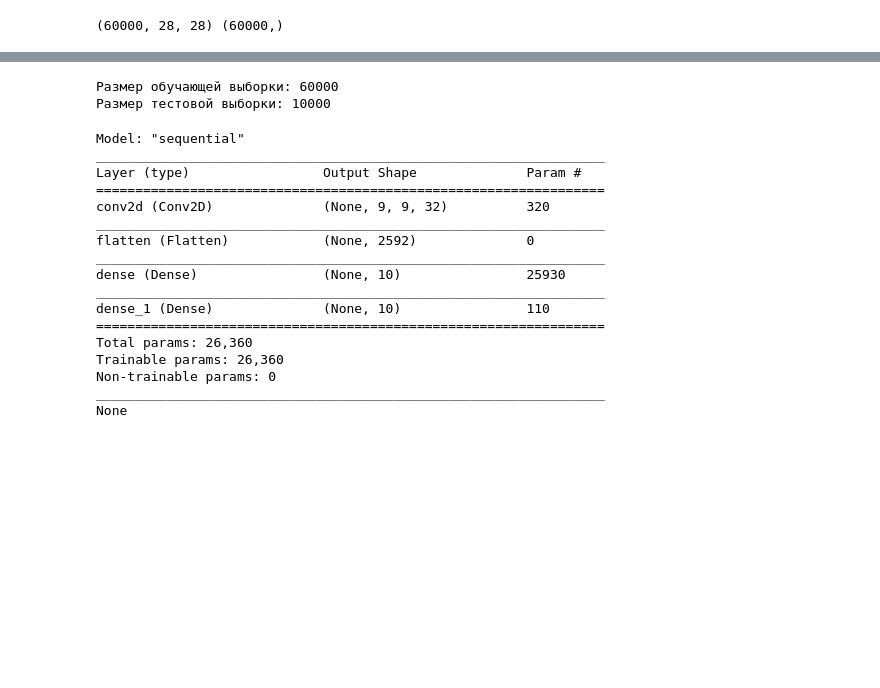
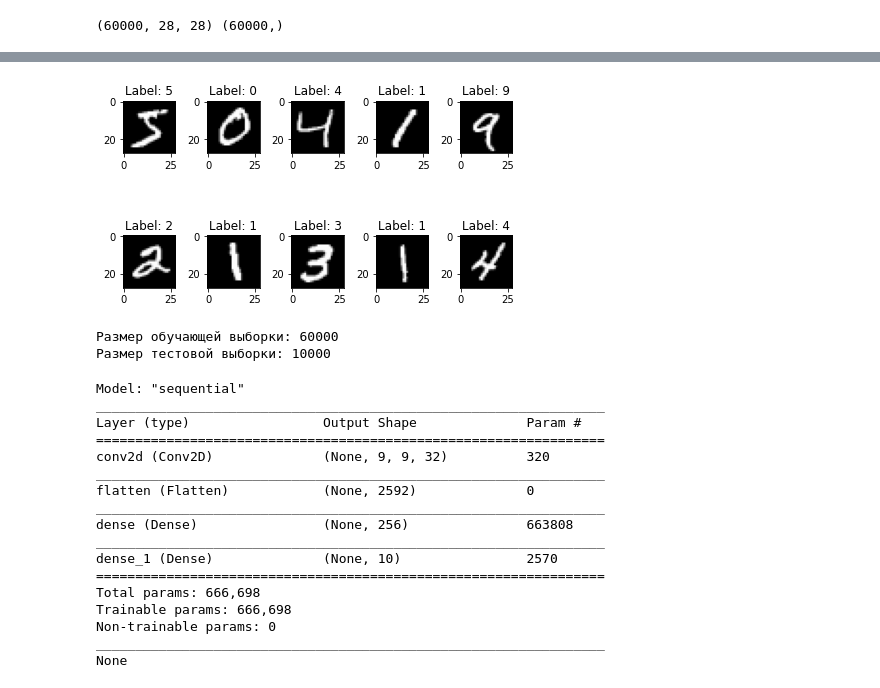
Before and after one commit to Segodnya/summer_internship_2021, a Jupyter notebook: Evraz_Keras_Case/Evraz_Case.ipynb, the cells around one changed output, grey strips where cells are left out. Saved outputs shown, nothing was run; the diff lists cells and outputs as text; code cells hidden in the pictures; blank space fills up the shorter version.

Commit message:
edit plots and result prints

```diff
--- a/Evraz_Keras_Case/Evraz_Case.ipynb
+++ b/Evraz_Keras_Case/Evraz_Case.ipynb
@@ -52,3 +49,22 @@ for number in range(10):
+# %%
+# добавь отображение графика
+import matplotlib.pyplot as plt
+%matplotlib inline
+
+images = x_train[:10]
+labels = y_train[:10]
+num_row = 2
+num_col = 5
+
+fig, axes = plt.subplots(num_row, num_col) #, figsize=(1.5*num_col,2*num_row))
+for i in range(10):
+    ax = axes[i//num_col, i%num_col]
+    ax.imshow(images[i], cmap='gray')
+    ax.set_title('Label: {}'.format(labels[i]))
+plt.tight_layout()
+plt.show()
+# %% [output]
+[figure, added]
 # %%
 num_classes = 10 # цифры 0-9
 x_train = x_train.reshape(x_train.shape[0], 28, 28, 1) # размер изображения 28x28
@@ -72,7 +88,7 @@ model = Sequential(
     Conv2D(32, 3, 3, activation='relu', input_shape=(28, 28, 1)),
     # добавь Flatten и два слоя Dense - в первом активационная функция должна быть relu, во втором - softmax
     Flatten(),
-    Dense(num_classes, activation="relu"),
+    Dense(256, activation="relu"),
     Dense(num_classes, activation="softmax")
     ]
 )
@@ -89,12 +105,12 @@ conv2d (Conv2D)              (None, 9, 9, 32)          320
 _________________________________________________________________
 flatten (Flatten)            (None, 2592)              0
 _________________________________________________________________
-dense (Dense)                (None, 10)                25930
+dense (Dense)                (None, 256)               663808
 _________________________________________________________________
-dense_1 (Dense)              (None, 10)                110
+dense_1 (Dense)              (None, 10)                2570
 =================================================================
-Total params: 26,360
-Trainable params: 26,360
+Total params: 666,698
+Trainable params: 666,698
 Non-trainable params: 0
 _________________________________________________________________
 None
```
Also changed, not shown: parts of 4 cells of this notebook.
